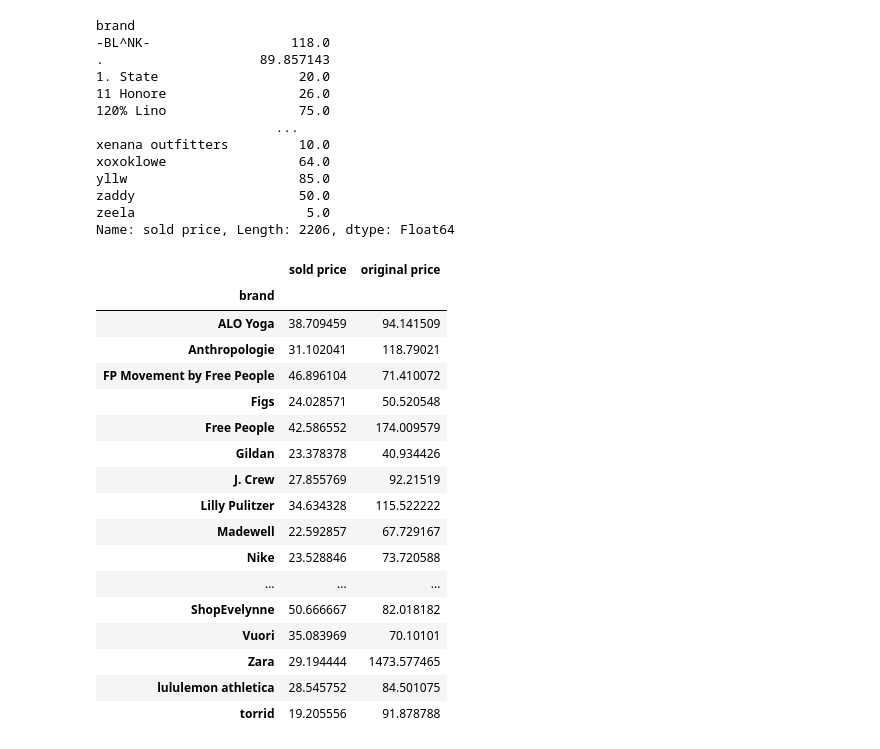
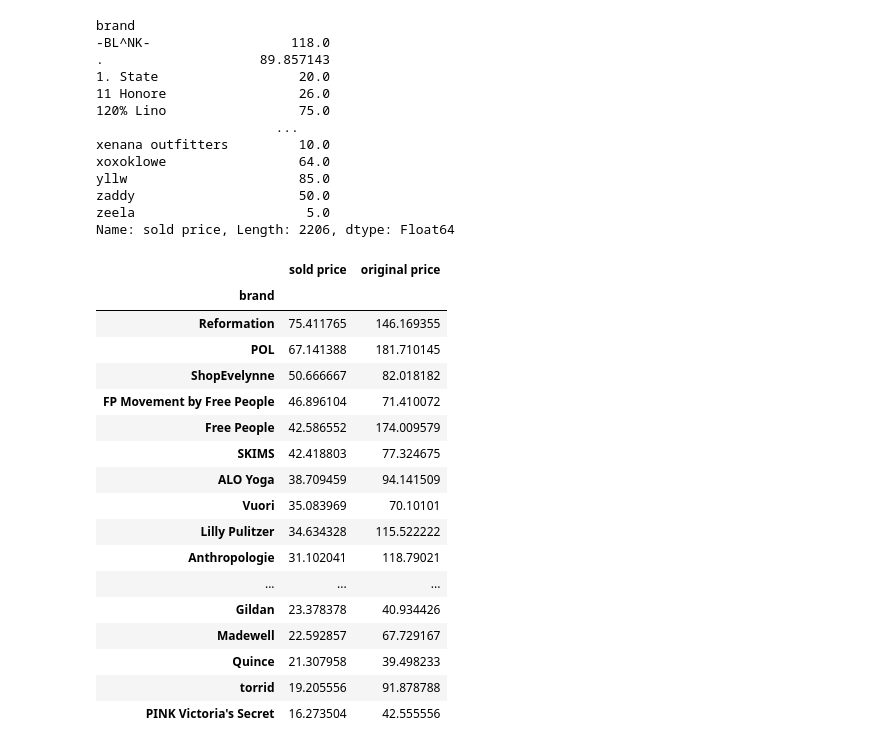
Before and after one commit to its-melina/Poshmark-Analytics, a Jupyter notebook: EDA.ipynb, the cells around one changed output. Drawn from its saved outputs; the diff is of its cells as text; code cells hidden in the pictures.

```diff
--- a/EDA.ipynb
+++ b/EDA.ipynb
@@ -253,24 +270,24 @@ Name: sold price, Length: 2206, dtype: Float64
 tops_at_least_20 = tops[tops['brand'].isin(tops['brand'].value_counts().head(20).index)]
 # %%
 tops_sold_price_by_brand = tops_at_least_20.groupby('brand')[['sold price', 'original price']].agg('mean')
-# %%
-tops_sold_price_by_brand
-# %% [output]
-|  | sold price | original price |
-| brand |  |  |
-| ALO Yoga | 38.709459 | 94.141509 |
-| Anthropologie | 31.102041 | 118.79021 |
-| FP Movement by Free People | 46.896104 | 71.410072 |
-| Figs | 24.028571 | 50.520548 |
-| Free People | 42.586552 | 174.009579 |
-| Gildan | 23.378378 | 40.934426 |
-| J. Crew | 27.855769 | 92.21519 |
-| Lilly Pulitzer | 34.634328 | 115.522222 |
-| Madewell | 22.592857 | 67.729167 |
-| Nike | 23.528846 | 73.720588 |
-| ... | ... | ... |
-| ShopEvelynne | 50.666667 | 82.018182 |
-| Vuori | 35.083969 | 70.10101 |
-| Zara | 29.194444 | 1473.577465 |
-| lululemon athletica | 28.545752 | 84.501075 |
-| torrid | 19.205556 | 91.878788 |
+# %%
+tops_sold_price_by_brand.sort_values(by='sold price', ascending=False)
+# %% [output]
+|  | sold price | original price |
+| brand |  |  |
+| Reformation | 75.411765 | 146.169355 |
+| POL | 67.141388 | 181.710145 |
+| ShopEvelynne | 50.666667 | 82.018182 |
+| FP Movement by Free People | 46.896104 | 71.410072 |
+| Free People | 42.586552 | 174.009579 |
+| SKIMS | 42.418803 | 77.324675 |
+| ALO Yoga | 38.709459 | 94.141509 |
+| Vuori | 35.083969 | 70.10101 |
+| Lilly Pulitzer | 34.634328 | 115.522222 |
+| Anthropologie | 31.102041 | 118.79021 |
+| ... | ... | ... |
+| Gildan | 23.378378 | 40.934426 |
+| Madewell | 22.592857 | 67.729167 |
+| Quince | 21.307958 | 39.498233 |
+| torrid | 19.205556 | 91.878788 |
+| PINK Victoria's Secret | 16.273504 | 42.555556 |
```
Also changed, not shown: parts of 4 cells of this notebook.
